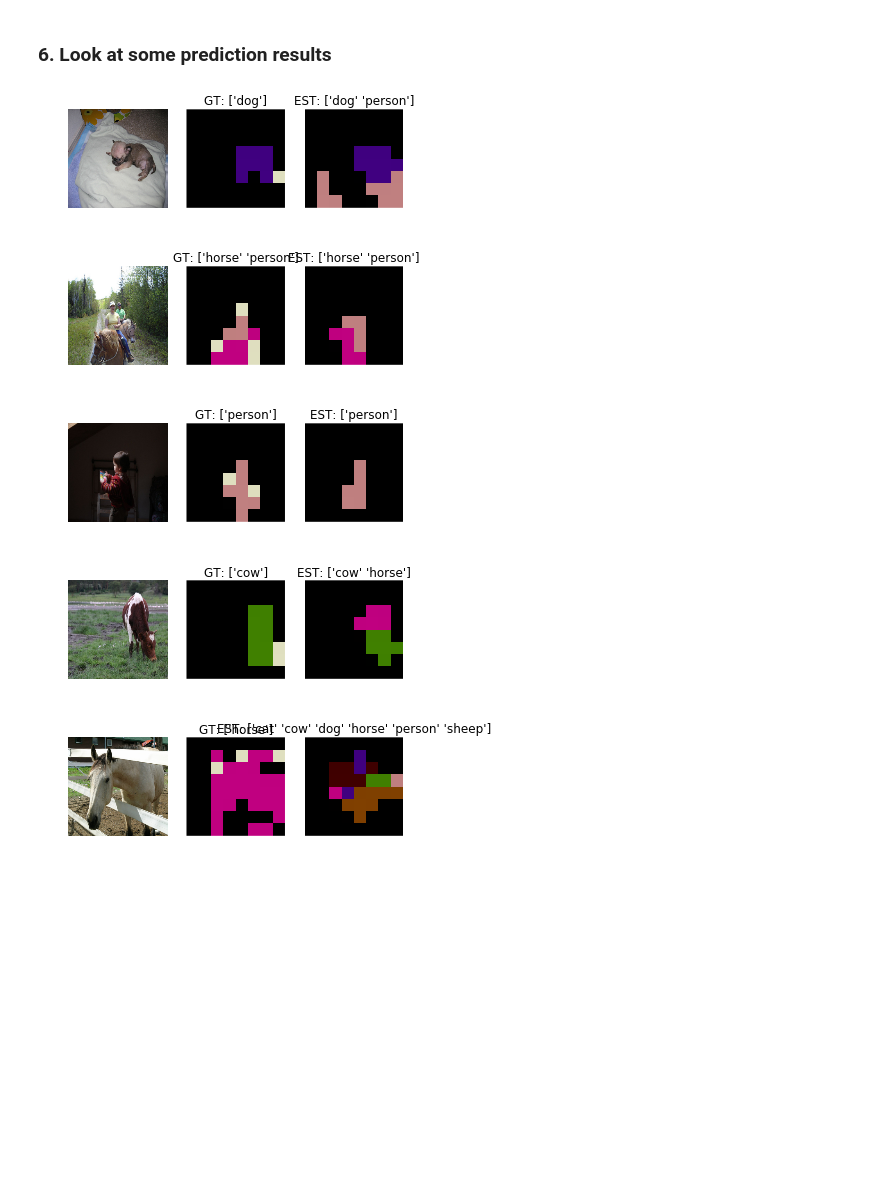
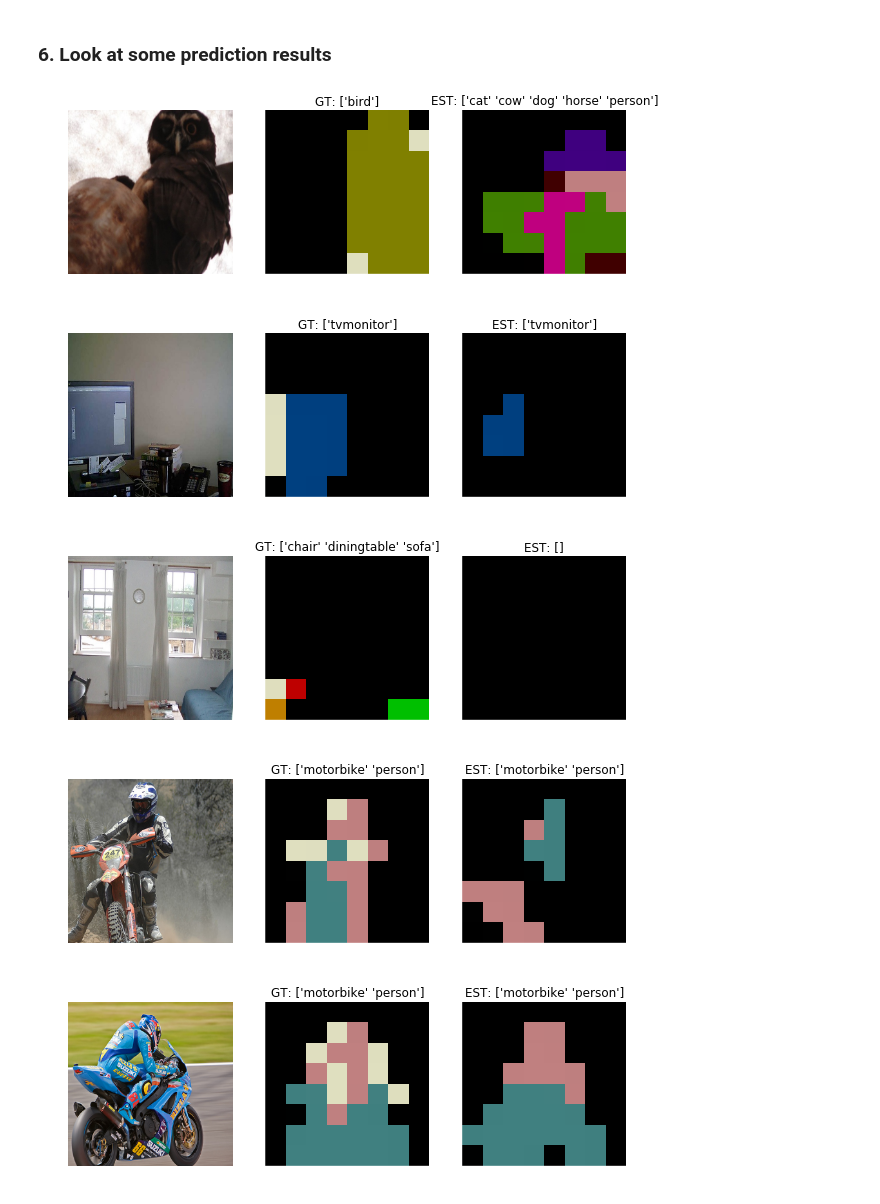
Before and after one commit to lzd0825/instance_segmentation, a Jupyter notebook: pascal-segmentation-with-datalayer.ipynb, the cells around one changed output. Cells and saved outputs as stored; diff of their text form; code cells hidden in the pictures; blank space fills up the shorter version.

```diff
--- a/pascal-segmentation-with-datalayer.ipynb
+++ b/pascal-segmentation-with-datalayer.ipynb
@@ -190,7 +190,7 @@ def check_accuracy(net, num_batches, batch_size = 128):
 # %% [markdown]
 * Alright, now let's train for a while
 # %%
-for itt in range(6):
+for itt in range(10):
     solver.step(100)
     print 'itt:{:3d}'.format((itt + 1) * 100), 'train accuracy:{0:.4f}'.format(check_accuracy(solver.net, 5)), \
     'test accuracy:{0:.4f}'.format(check_accuracy(solver.test_nets[0], 5))
@@ -206,32 +211,33 @@ itt:600 train accuracy:0.8700 test accuracy:0.8150
 # %% [markdown]
 ### 6. Look at some prediction results
 # %%
+plt.rcParams['figure.figsize'] = (10, 10)
 test_net = solver.test_nets[0]
 for image_index in range(5):
     plt.figure()
     plt.subplot(1,3,1)
     plt.imshow(transformer.deprocess(copy(test_net.blobs['data'].data[image_index, ...])))
     gt_seg = test_net.blobs['label'].data[image_index, ...].astype(np.int)
     gtlist = np.unique(gt_seg)
     index = np.where(np.logical_and(gtlist != 0, gtlist != 255))
     gtlist = gtlist[index] - 1
     est_score = test_net.blobs['score'].data[image_index, ...]
     est_seg = np.argmax(test_net.blobs['score'].data[image_index, ...], axis=0)
     estlist = np.unique(est_seg)
     index = np.where(estlist != 0)
     estlist = estlist[index] - 1
     plt.axis('off')
     plt.subplot(1,3,2)
     plt.imshow(gt_seg.squeeze(), cmap=labelcolormap(256), interpolation='none', vmin=0, vmax=255)
     plt.title('GT: {}'.format(classes[gtlist]))
     plt.axis('off')
     plt.subplot(1,3,3)
     plt.imshow(est_seg.squeeze(), cmap=labelcolormap(256), interpolation='none', vmin=0, vmax=255)
     plt.title('EST: {}'.format(classes[estlist]))
     plt.axis('off')
 # %% [output]
-[figure, old version]
+[figure, new version]
-[figure, old version]
+[figure, new version]
-[figure, old version]
+[figure, new version]
-[figure, old version]
+[figure, new version]
-[figure, old version]
+[figure, new version]
```
Also changed, not shown: parts of 3 cells of this notebook, 1 other file.
